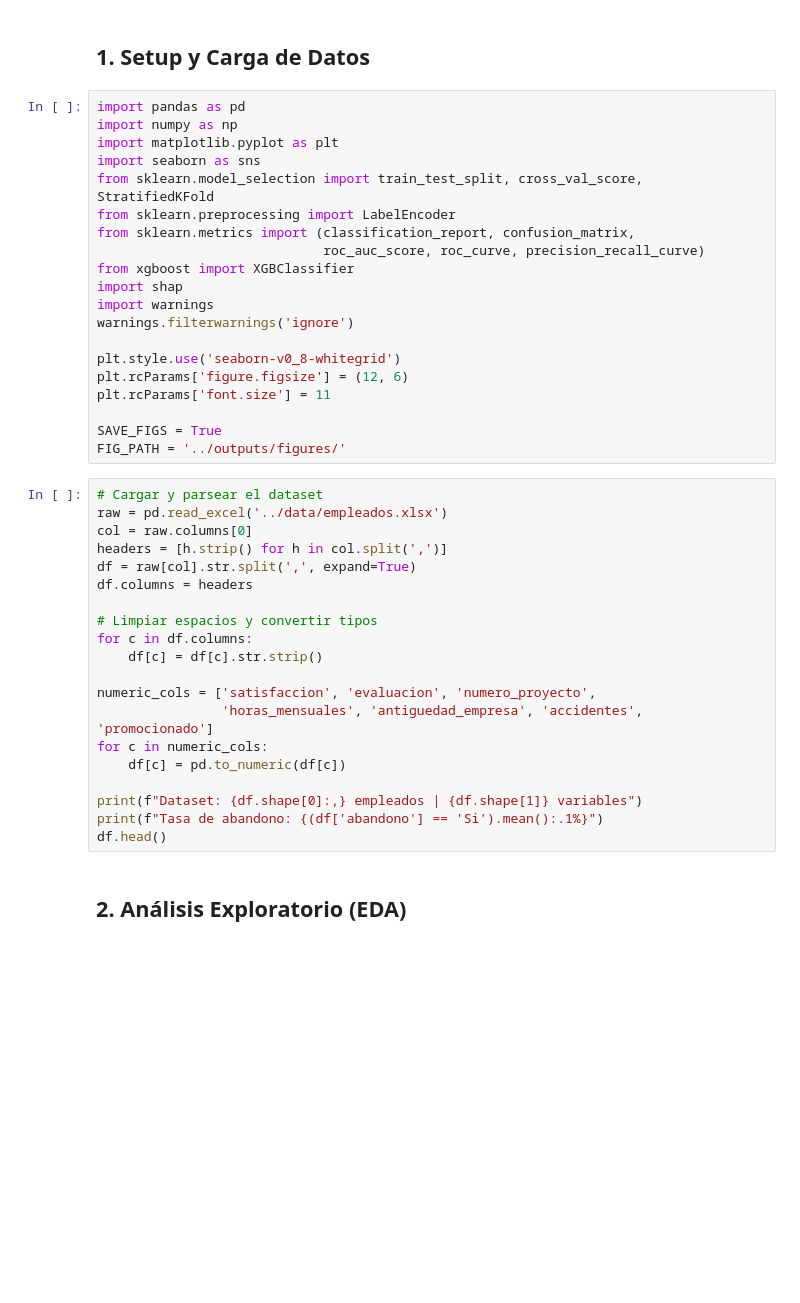
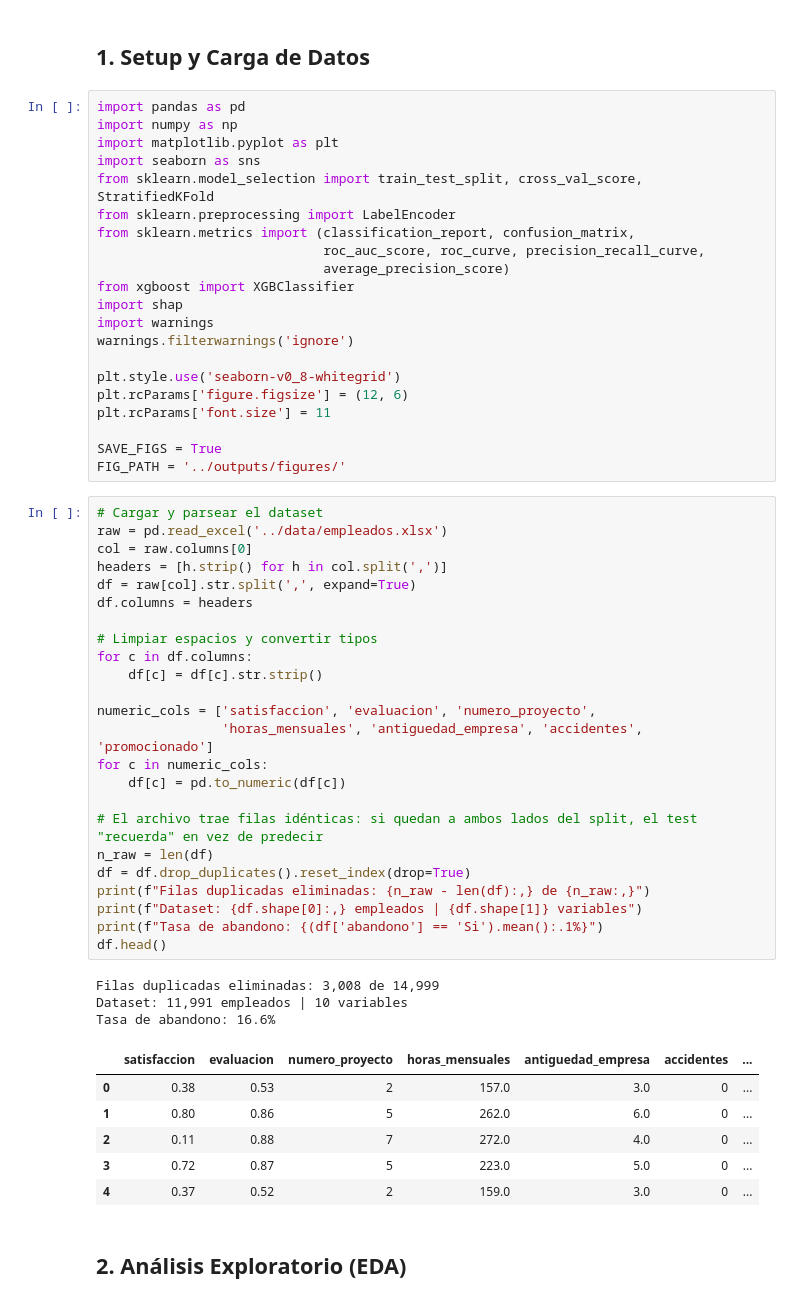
Before and after one commit to EduardoMoraga/employee-attrition-predictor, a Jupyter notebook: notebooks/employee_attrition.ipynb, the cells around one changed output. Drawn from its saved outputs; the diff is of its cells as text; blank space fills up the shorter version.

```diff
--- a/notebooks/employee_attrition.ipynb
+++ b/notebooks/employee_attrition.ipynb
@@ -37,7 +39,8 @@ import seaborn as sns
 from sklearn.model_selection import train_test_split, cross_val_score, StratifiedKFold
 from sklearn.preprocessing import LabelEncoder
 from sklearn.metrics import (classification_report, confusion_matrix,
-                             roc_auc_score, roc_curve, precision_recall_curve)
+                             roc_auc_score, roc_curve, precision_recall_curve,
+                             average_precision_score)
 from xgboost import XGBClassifier
 import shap
 import warnings
@@ -52,23 +55,37 @@ FIG_PATH = '../outputs/figures/'
 # %%
 # Cargar y parsear el dataset
 raw = pd.read_excel('../data/empleados.xlsx')
 col = raw.columns[0]
 headers = [h.strip() for h in col.split(',')]
 df = raw[col].str.split(',', expand=True)
 df.columns = headers
 
 # Limpiar espacios y convertir tipos
 for c in df.columns:
     df[c] = df[c].str.strip()
 
 numeric_cols = ['satisfaccion', 'evaluacion', 'numero_proyecto',
                 'horas_mensuales', 'antiguedad_empresa', 'accidentes', 'promocionado']
 for c in numeric_cols:
     df[c] = pd.to_numeric(df[c])
 
+# El archivo trae filas idénticas: si quedan a ambos lados del split, el test "recuerda" en vez de predecir
+n_raw = len(df)
+df = df.drop_duplicates().reset_index(drop=True)
+print(f"Filas duplicadas eliminadas: {n_raw - len(df):,} de {n_raw:,}")
 print(f"Dataset: {df.shape[0]:,} empleados | {df.shape[1]} variables")
 print(f"Tasa de abandono: {(df['abandono'] == 'Si').mean():.1%}")
 df.head()
+# %% [output]
+Filas duplicadas eliminadas: 3,008 de 14,999
+Dataset: 11,991 empleados | 10 variables
+Tasa de abandono: 16.6%
+|  | satisfaccion | evaluacion | numero_proyecto | horas_mensuales | antiguedad_empresa | accidentes | ... |
+| 0 | 0.38 | 0.53 | 2 | 157.0 | 3.0 | 0 | ... |
+| 1 | 0.80 | 0.86 | 5 | 262.0 | 6.0 | 0 | ... |
+| 2 | 0.11 | 0.88 | 7 | 272.0 | 4.0 | 0 | ... |
+| 3 | 0.72 | 0.87 | 5 | 223.0 | 5.0 | 0 | ... |
+| 4 | 0.37 | 0.52 | 2 | 159.0 | 3.0 | 0 | ... |
 # %% [markdown]
 ## 2. Análisis Exploratorio (EDA)
 # %%
```
Also changed, not shown: parts of 13 cells of this notebook, 8 other files.
